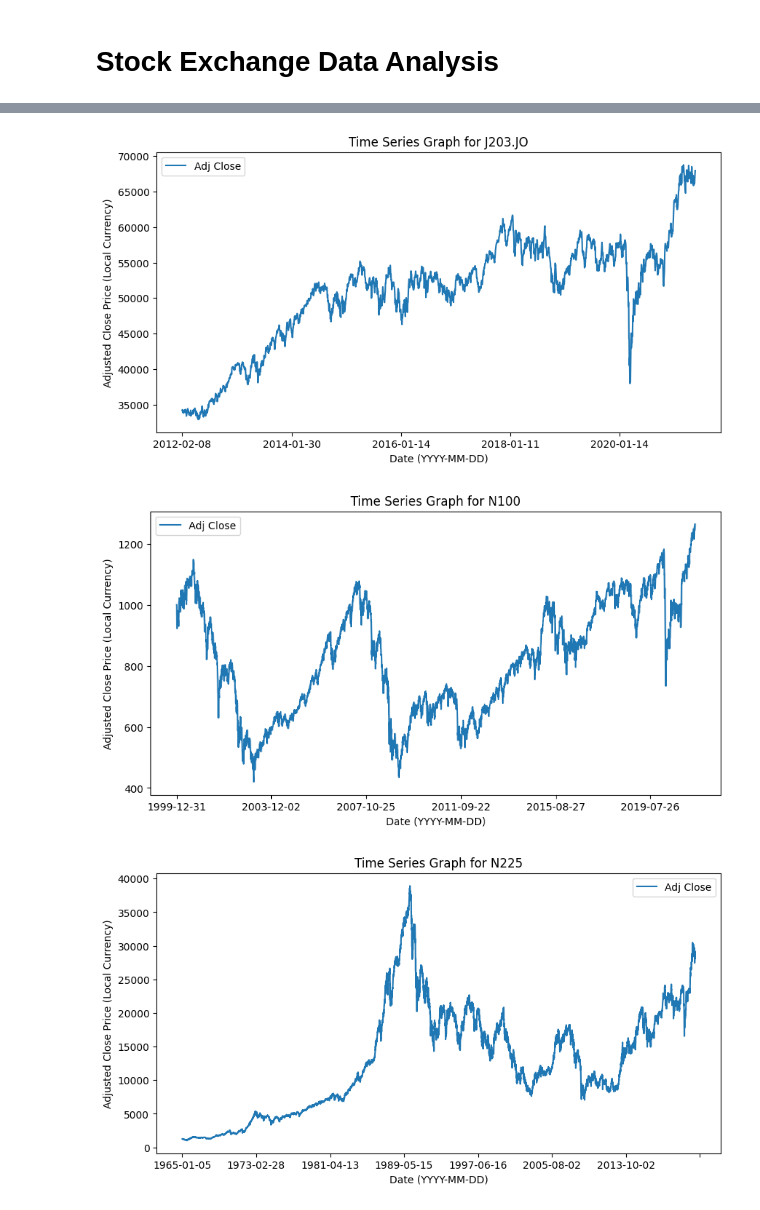
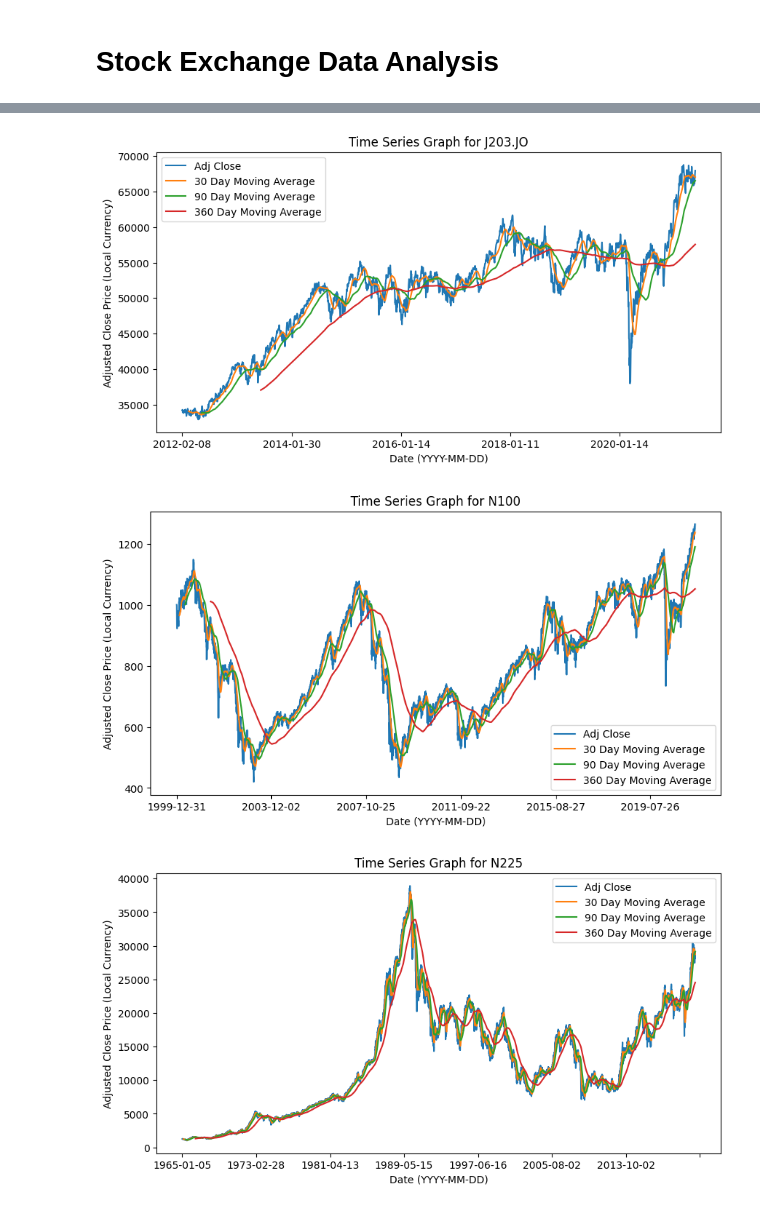
Before and after one commit to IsaacCheng9/stock-exchange-analysis, a Jupyter notebook: data_analysis.ipynb, the cells around one changed output, grey strips where cells are left out. Cells and saved outputs as stored; diff of their text form; code cells hidden in the pictures.

Commit message:
Apply 30/90/360 day moving averages to all indices

```diff
--- a/data_analysis.ipynb
+++ b/data_analysis.ipynb
@@ -66,10 +65,19 @@ NYA Test Data:
 # %%
 # Generate a time series graph for each index.
 for index in train_test_per_index.keys():
-    index_data = data.loc[data["Index"] == index]
+    index_data = data_frames_per_index[index]
+    # Increasing the window size smooths the data, but reduces the accuracy.
+    index_data["30 Day Moving Average"] = index_data["Adj Close"].rolling(30).mean()
+    index_data["90 Day Moving Average"] = index_data["Adj Close"].rolling(90).mean()
+    index_data["360 Day Moving Average"] = index_data["Adj Close"].rolling(360).mean()
     index_data.plot(
         x="Date",
-        y="Adj Close",
+        y=[
+            "Adj Close",
+            "30 Day Moving Average",
+            "90 Day Moving Average",
+            "360 Day Moving Average",
+        ],
         xlabel="Date (YYYY-MM-DD)",
         ylabel="Adjusted Close Price (Local Currency)",
         title=f"Time Series Graph for {index}",
@@ -85,3 +93,3 @@ for index in train_test_per_index.keys():
-[figure, old version]
+[figure, new version]
-[figure, old version]
+[figure, new version]
-[figure, old version]
+[figure, new version]
```
Also changed, not shown: parts of 4 cells of this notebook.
